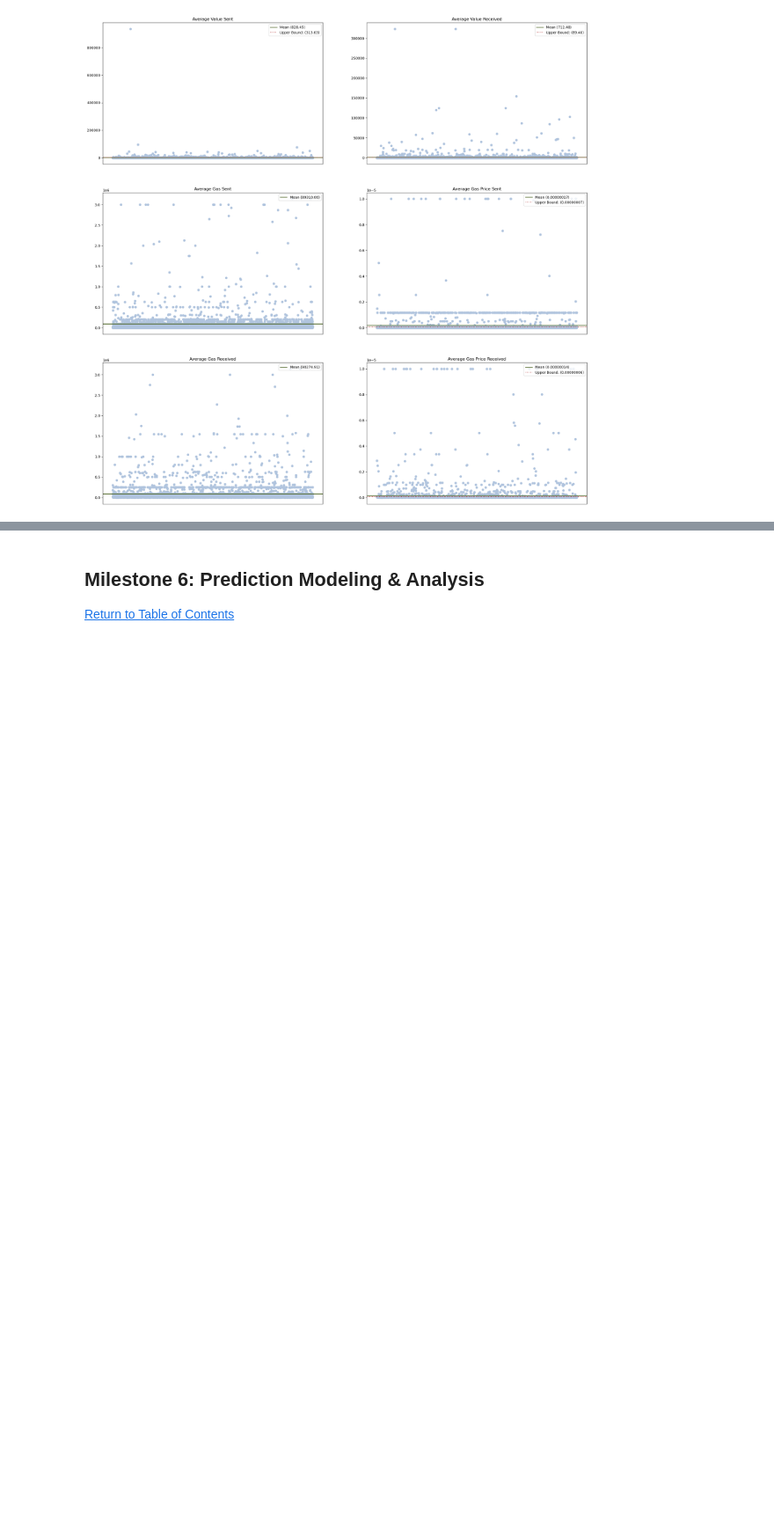
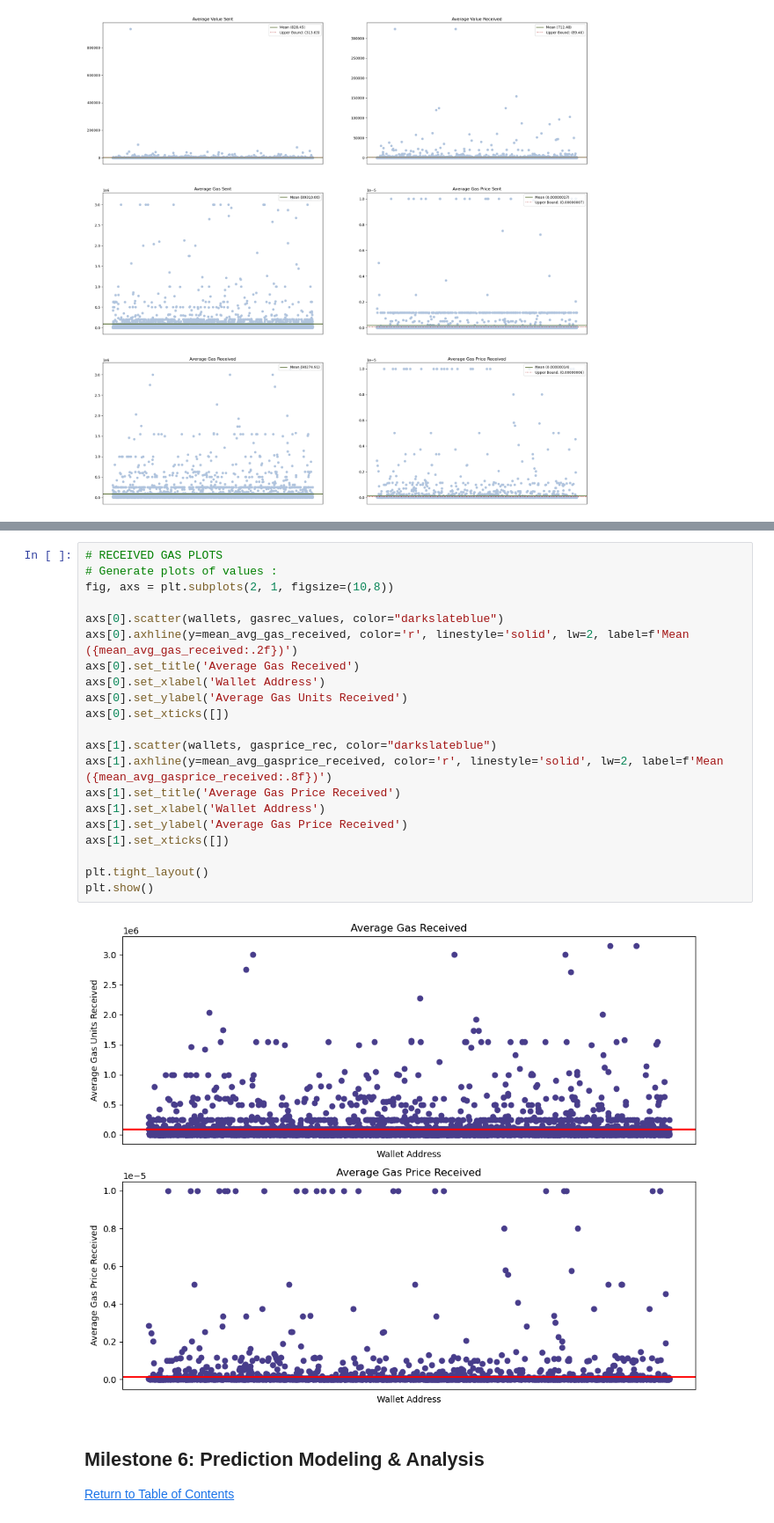
Before and after one commit to DataBuffs/detecting-ethereum-fraud, a Jupyter notebook: main.ipynb, the cells around one changed output, grey strips where cells are left out. Shown at 88% size. Saved outputs shown, nothing was run; the diff lists cells and outputs as text; blank space fills up the shorter version.

```diff
--- a/main.ipynb
+++ b/main.ipynb
@@ -803,3 +853,26 @@ plt.show()
+# %%
+# RECEIVED GAS PLOTS
+# Generate plots of values :
+fig, axs = plt.subplots(2, 1, figsize=(10,8))
+
+axs[0].scatter(wallets, gasrec_values, color="darkslateblue")
+axs[0].axhline(y=mean_avg_gas_received, color='r', linestyle='solid', lw=2, label=f'Mean ({mean_avg_gas_received:.2f})')
+axs[0].set_title('Average Gas Received')
+axs[0].set_xlabel('Wallet Address')
+axs[0].set_ylabel('Average Gas Units Received')
+axs[0].set_xticks([])
+
+axs[1].scatter(wallets, gasprice_rec, color="darkslateblue")
+axs[1].axhline(y=mean_avg_gasprice_received, color='r', linestyle='solid', lw=2, label=f'Mean ({mean_avg_gasprice_received:.8f})')
+axs[1].set_title('Average Gas Price Received')
+axs[1].set_xlabel('Wallet Address')
+axs[1].set_ylabel('Average Gas Price Received')
+axs[1].set_xticks([])
+
+plt.tight_layout()
+plt.show()
+# %% [output]
+[figure, added]
 # %% [markdown]
 ## Milestone 6: Prediction Modeling & Analysis
 [Return to Table of Contents](#table-of-contents)
```
Also changed, not shown: parts of 2 cells of this notebook.
